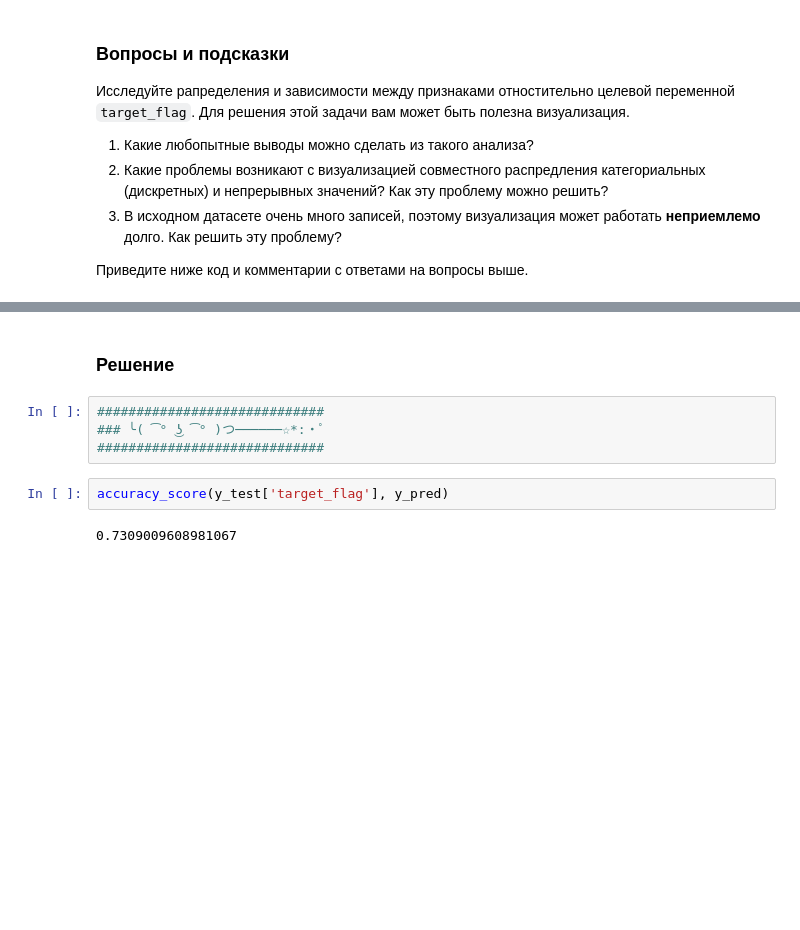
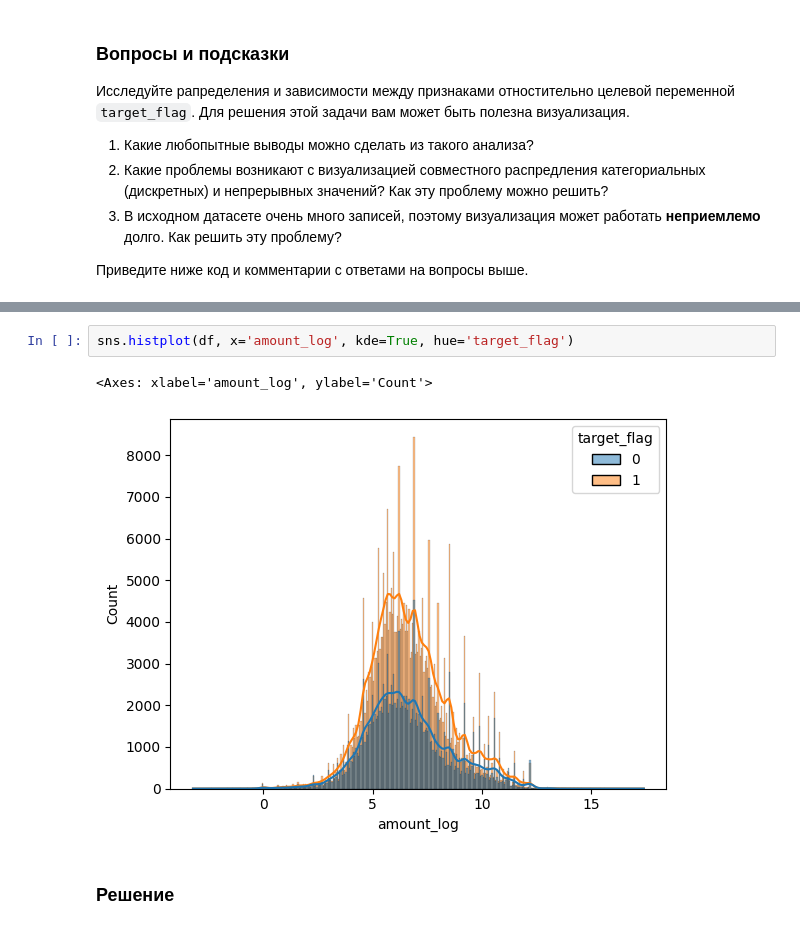
Before and after one commit to Krage56/ml_isp_intro, a Jupyter notebook: hw/hw1/ISP_HW1_NUMPY&PANDAS.ipynb, the cells around one changed output, grey strips where cells are left out. Cells and saved outputs as stored; diff of their text form; blank space fills up the shorter version.

```diff
--- a/hw/hw1/ISP_HW1_NUMPY&PANDAS.ipynb
+++ b/hw/hw1/ISP_HW1_NUMPY&PANDAS.ipynb
@@ -657,10 +671,7 @@ __Ответы на вопросы:__
+# %%
+sns.histplot(df, x='amount_log', kde=True, hue='target_flag')
+# %% [output]
+<Axes: xlabel='amount_log', ylabel='Count'>
+[figure, added]
 # %% [markdown]
 ### Решение
-# %%
-#############################
-### ╰( ͡° ͜ʖ ͡° )つ──────☆*:・ﾟ
-#############################
-# %%
-accuracy_score(y_test['target_flag'], y_pred)
-# %% [output]
-0.7309009608981067
```
Also changed, not shown: parts of 11 cells of this notebook.
